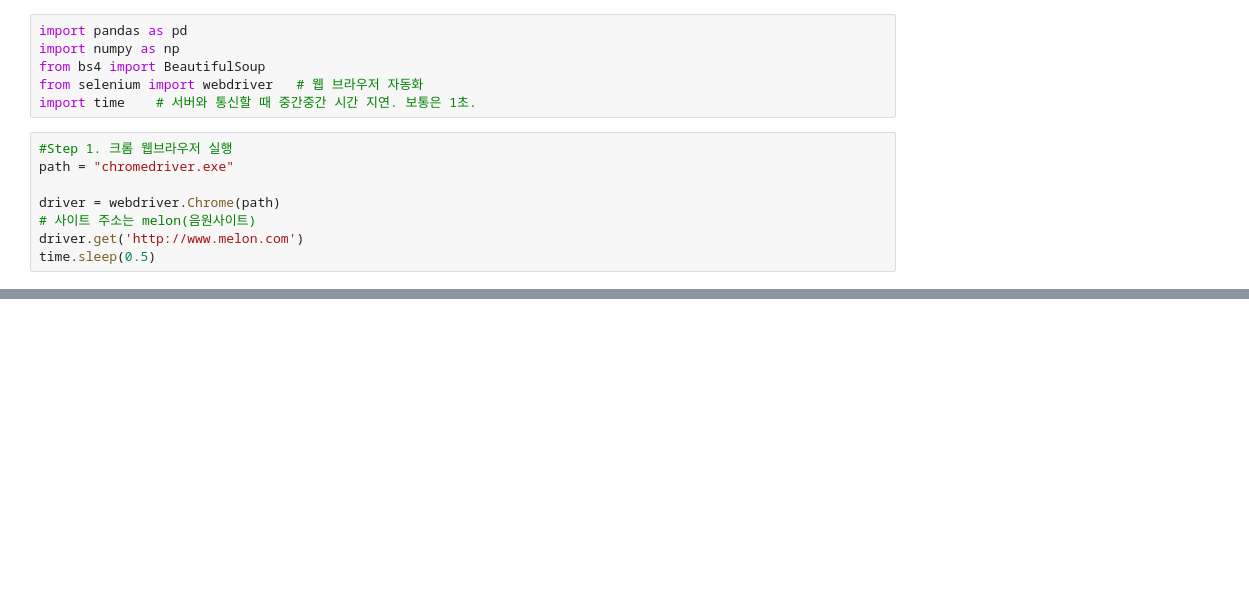
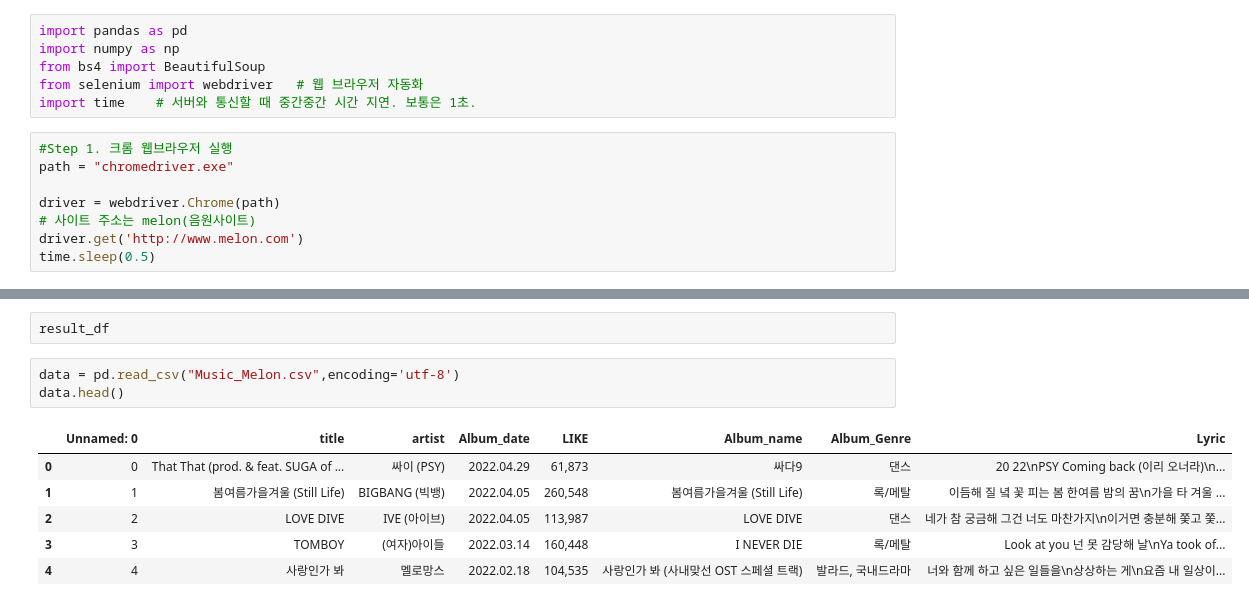
Before and after one commit to heajinkwon/Crawling, a Jupyter notebook: Melon_Crawling.ipynb, the cells around one changed output, grey strips where cells are left out. Cells and saved outputs as stored; diff of their text form; blank space fills up the shorter version.

```diff
--- a/Melon_Crawling.ipynb
+++ b/Melon_Crawling.ipynb
@@ -141,0 +261,12 @@ driver.quit()
+# %%
+result_df
+# %%
+data = pd.read_csv("Music_Melon.csv",encoding='utf-8')
+data.head()
+# %% [output]
+|  | Unnamed: 0 | title | artist | Album_date | LIKE | Album_name | Album_Genre | Lyric |
+| 0 | 0 | That That (prod. & feat. SUGA of ... | 싸이 (PSY) | 2022.04.29 | 61,873 | 싸다9 | 댄스 | 20 22\nPSY Coming back (이리 오너라)\n... |
+| 1 | 1 | 봄여름가을겨울 (Still Life) | BIGBANG (빅뱅) | 2022.04.05 | 260,548 | 봄여름가을겨울 (Still Life) | 록/메탈 | 이듬해 질 녘 꽃 피는 봄 한여름 밤의 꿈\n가을 타 겨울 ... |
+| 2 | 2 | LOVE DIVE | IVE (아이브) | 2022.04.05 | 113,987 | LOVE DIVE | 댄스 | 네가 참 궁금해 그건 너도 마찬가지\n이거면 충분해 쫓고 쫓... |
+| 3 | 3 | TOMBOY | (여자)아이들 | 2022.03.14 | 160,448 | I NEVER DIE | 록/메탈 | Look at you 넌 못 감당해 날\nYa took of... |
+| 4 | 4 | 사랑인가 봐 | 멜로망스 | 2022.02.18 | 104,535 | 사랑인가 봐 (사내맞선 OST 스페셜 트랙) | 발라드, 국내드라마 | 너와 함께 하고 싶은 일들을\n상상하는 게\n요즘 내 일상이... |
```
Also changed, not shown: parts of 24 cells of this notebook.
